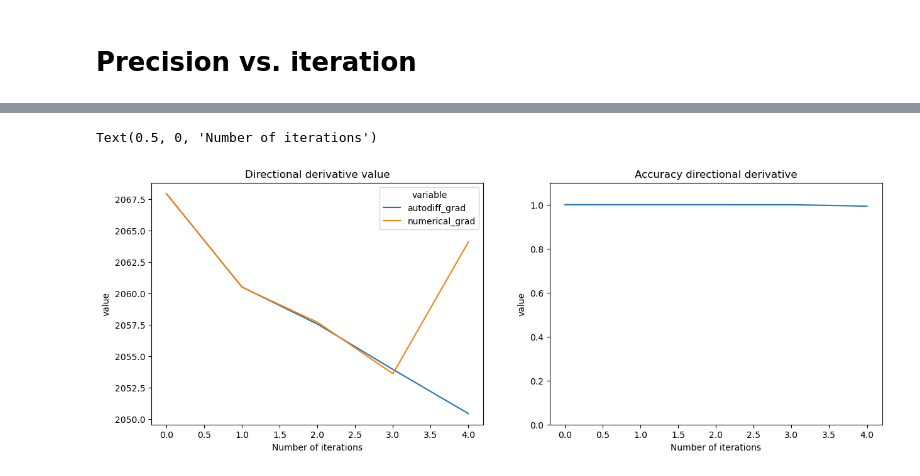
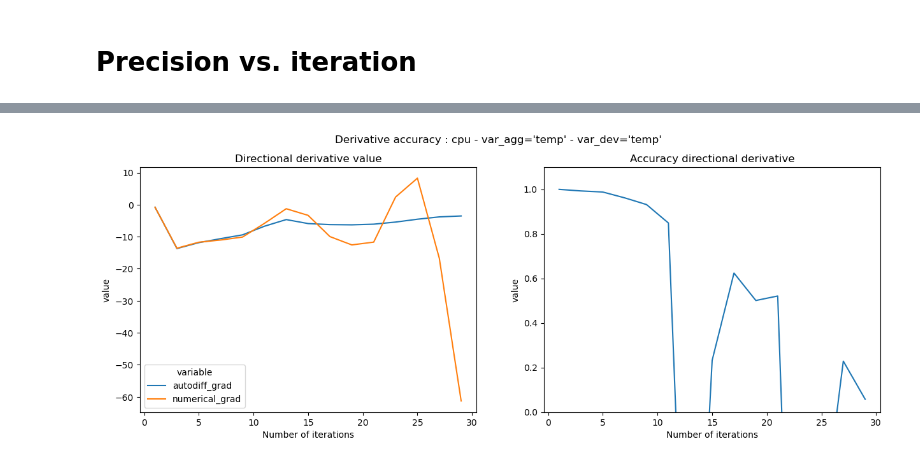
Before and after one commit to Etienne-Meunier/Veros-Autodiff, a Jupyter notebook: notebooks/Check_grad_tensor_recursive.ipynb, the cells around one changed output, grey strips where cells are left out. Drawn from its saved outputs; the diff is of its cells as text; code cells hidden in the pictures.

```diff
--- a/notebooks/Check_grad_tensor_recursive.ipynb
+++ b/notebooks/Check_grad_tensor_recursive.ipynb
@@ -95,9 +96,3 @@ vjpm.step_function = jax.jit(vjpm.step_function)
 vjpm.agg_function = jax.jit(vjpm.agg_function)
 
 loss_and_grad = lambda s, v, it: vjpm.g(s, v, iterations=it)
-# %%
-%%time
-state = state.copy()
-field = jnp.array(1e-5, dtype=jnp.float64) #getattr(state.variables, var_dev)
-
-output_forward, gradients = loss_and_grad(state, field, it=2)
@@ -169,7 +270,7 @@ Array(1., dtype=float64)
 stats = []
 
 for nitt in range(100) :
-    s = {'n_iteration' : nitt}
+    s = {'n_iteration' : nitt, 'device' : field.device.device_kind}
     s['autodiff_loss'], s['autodiff_grad'] = dir_der_autodiff(state, field, direction, loss_and_grad, iterations=nitt)
 
     s['numerical_loss'], s['numerical_grad'] = ndm.g(state, field, direction, iterations=nitt, epsilon=1e-4)
@@ -197,0 +300,2 @@ for nitt in range(100) :
+# %%
+stats = stats.pivot(columns='variable', index='n_iteration', values='value').reset_index()
@@ -198,6 +322,5 @@ for nitt in range(100) :
 # %%
-stats = pd.DataFrame(stats)
-stats = stats.melt(id_vars='n_iteration')
-stats['value'] = stats['value'].apply(lambda x : x.item())
-stats_g =stats.pivot(columns='variable', index='n_iteration', values='value').reset_index()
-stats_g['accuracy'] = 1 - np.abs((stats_g['autodiff_grad'] - stats_g['numerical_grad'])/stats_g['numerical_grad'])
+statsdf = pd.DataFrame(stats)
+statsdf['accuracy'] = 1 - np.abs((statsdf['autodiff_grad'] - statsdf['numerical_grad'])/statsdf['numerical_grad'])
+statsdf = statsdf.melt(id_vars=['n_iteration', 'device'])
+statsdf['value'] = statsdf['value'].apply(lambda x : x.item())
@@ -226,15 +327,15 @@ stats_gf
 # %%
 fig, axs = plt.subplots(1,2, figsize=(15,5))
-sns.lineplot(data=stats_gf.query('n_iteration < 5 and variable != "accuracy" and variable.str.contains("grad")', engine='python'),
+sns.lineplot(data=statsdf.query('n_iteration and variable != "accuracy" and variable.str.contains("grad")', engine='python'),
              x='n_iteration', y='value', hue='variable', ax=axs[0])
 axs[0].set_title('Directional derivative value')
 axs[0].set_xlabel('Number of iterations')
-sns.lineplot(data=stats_gf.query('n_iteration < 5 and variable == "accuracy"'),
+sns.lineplot(data=statsdf.query('n_iteration and variable == "accuracy"'),
              x='n_iteration', y='value', ax=axs[1])
 axs[1].set_title('Accuracy directional derivative')
 axs[1].set_ylim([0,1.1])
 axs[1].set_xlabel('Number of iterations')
-#fig.savefig(f'figures/directional_derivative_accuracy_{datetime.now().strftime("%d%m%y")}.png')
+fig.suptitle(f'Derivative accuracy : {field.device.device_kind} - {var_agg=} - {var_dev=}')
+fig.savefig(f'figures/directional_derivative_accuracy_{field.device.device_kind}_{datetime.now().strftime("%d%m%y")}.png')
 # %% [output]
-Text(0.5, 0, 'Number of iterations')
-[figure, old version]
+[figure, new version]
```
Also changed, not shown: parts of 35 cells of this notebook, 4 other files.
